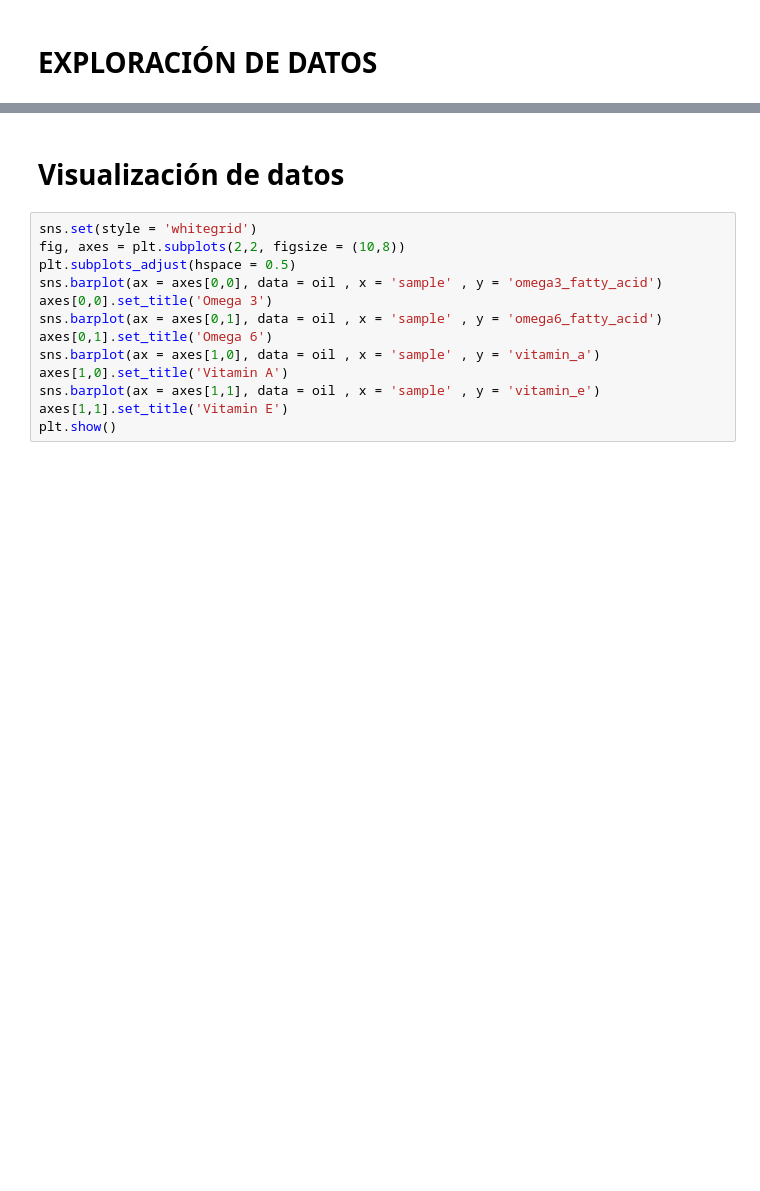
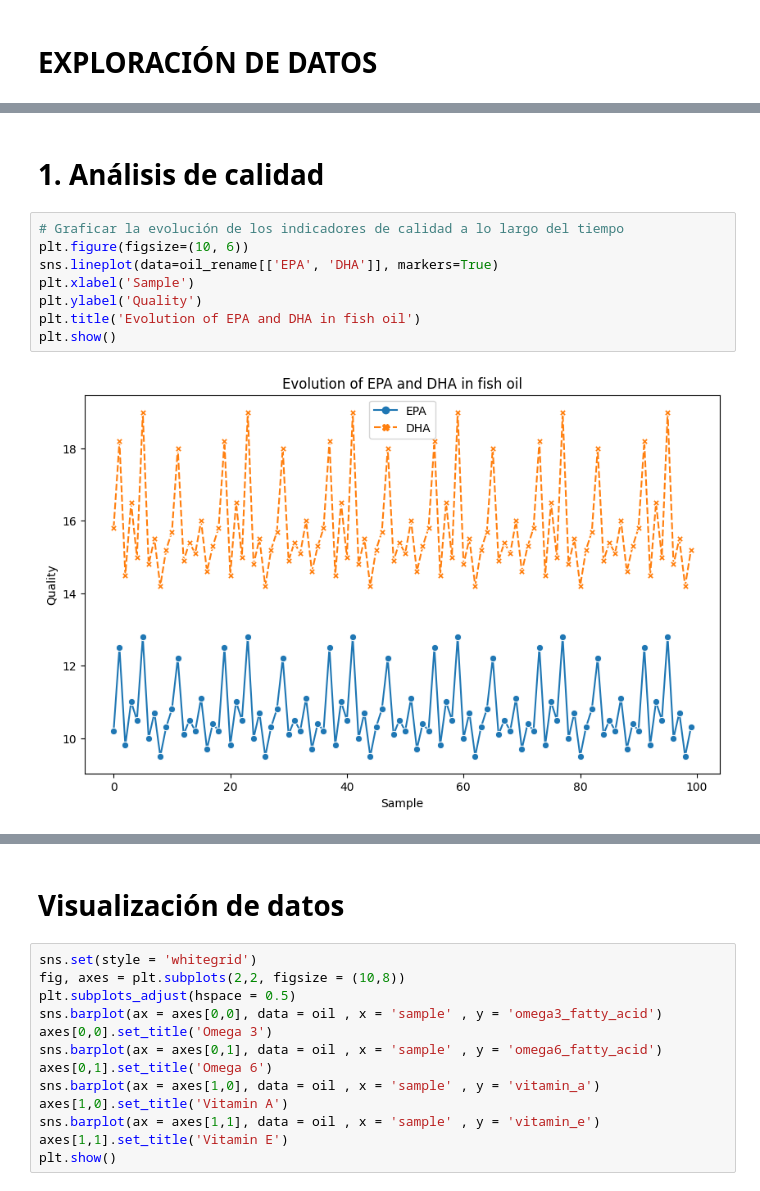
Before and after one commit to Fanton-cpu/demo2_ipynb, a Jupyter notebook: project2.ipynb, the cells around one changed output, grey strips where cells are left out. Drawn from its saved outputs; the diff is of its cells as text; blank space fills up the shorter version.

```diff
--- a/project2.ipynb
+++ b/project2.ipynb
@@ -49,0 +186,12 @@ statistics
+# %% [markdown]
+# 1. Análisis de calidad
+# %%
+# Graficar la evolución de los indicadores de calidad a lo largo del tiempo
+plt.figure(figsize=(10, 6))
+sns.lineplot(data=oil_rename[['EPA', 'DHA']], markers=True)
+plt.xlabel('Sample')
+plt.ylabel('Quality')
+plt.title('Evolution of EPA and DHA in fish oil')
+plt.show()
+# %% [output]
+[figure, added]
```
Also changed, not shown: parts of 17 cells of this notebook, 4 other files.
